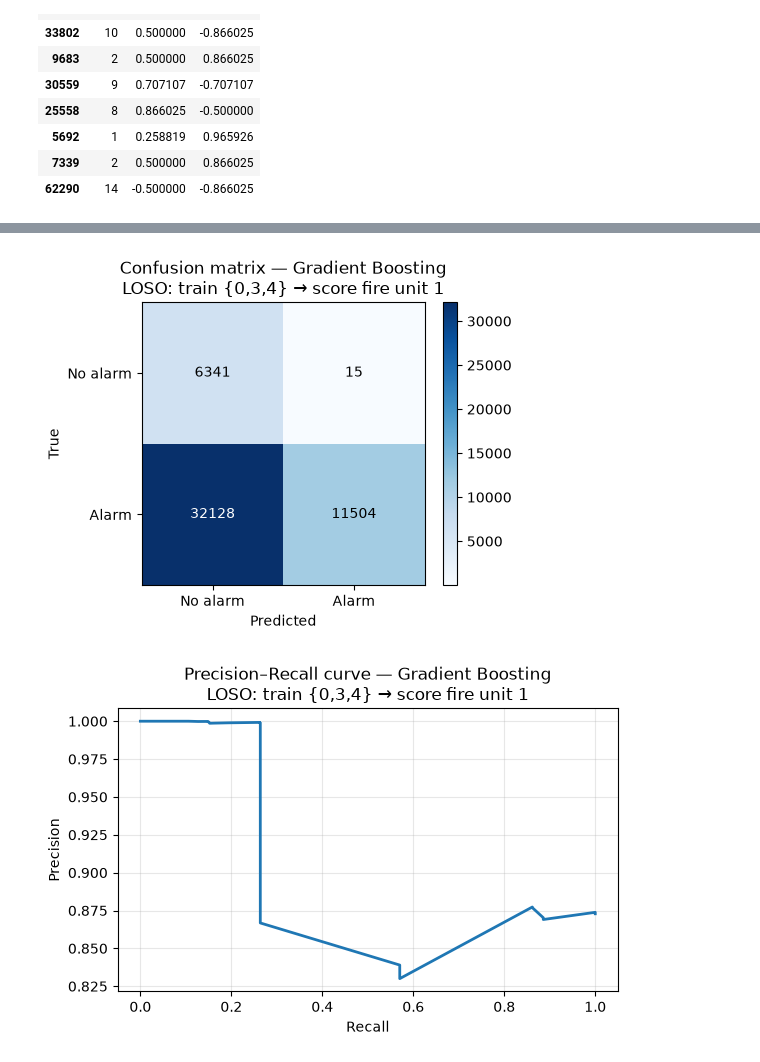
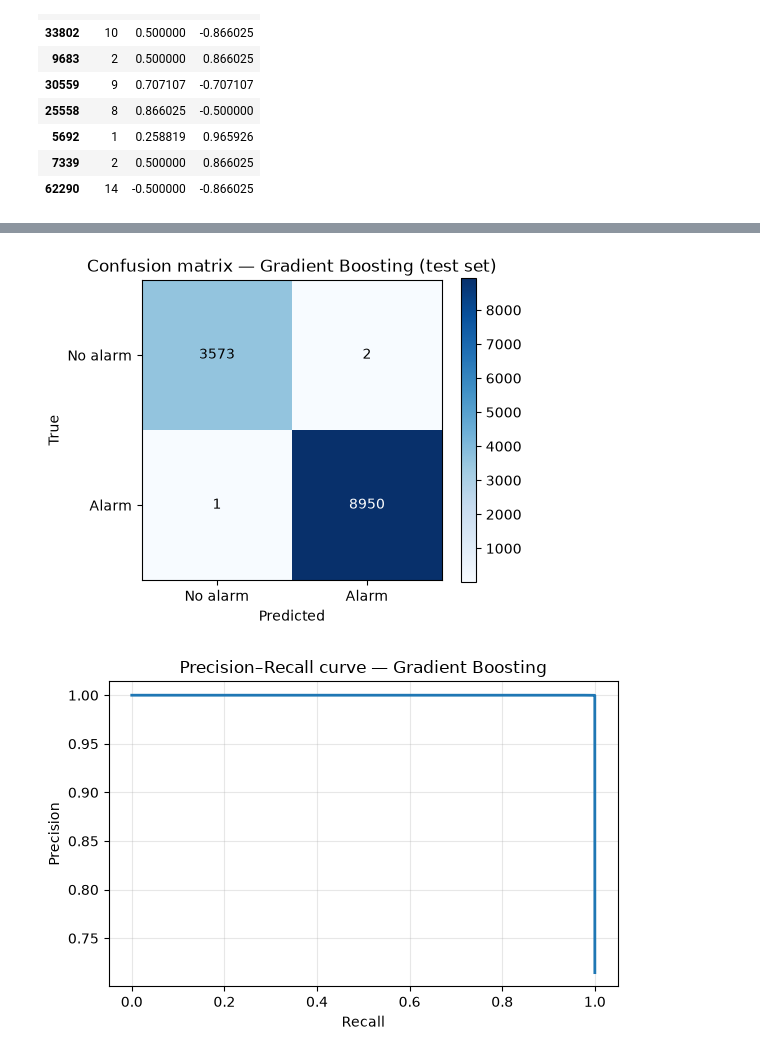
Before and after one commit to Soliman2020/master_capstone_03, a Jupyter notebook: notebooks/modeling.ipynb, the cells around one changed output, grey strips where cells are left out. Cells and saved outputs as stored; diff of their text form; code cells hidden in the pictures.

```diff
--- a/notebooks/modeling.ipynb
+++ b/notebooks/modeling.ipynb
@@ -416,13 +327,10 @@ Pipeline(steps=[('scaler', StandardScaler()),
 # %%
 # --- Model 3: Gradient Boosting ---
-gb = scaled(GradientBoostingClassifier(random_state=RANDOM_STATE))
+gb = GradientBoostingClassifier(
+    random_state=RANDOM_STATE)
 
-gb_cv_scores = cross_val_score(
-    gb, X, y, cv=logo, scoring="f1", groups=groups, n_jobs=-1
-)
-print(f"Gradient Boosting LOSO F1: {gb_cv_scores.mean():.4f} (+/- {gb_cv_scores.std():.4f})")
+gb_cv_scores = cross_val_score(gb, X, y, cv=5, scoring='f1')
+print(f"Gradient Boosting CV F1: {gb_cv_scores.mean():.4f} (+/- {gb_cv_scores.std():.4f})")
 
-# See note on the RF cell: CV clones the estimator, so fit the final model on
-# all sessions for the per-session evaluation below.
-gb.fit(X, y)
+gb.fit(X_train, y_train)
 # %% [output]
@@ -629,42 +449,33 @@ results_df
 # %%
-# Confusion matrix for Gradient Boosting on the held-out fire session (unit 1,
-# the duplicate-fire unit) under LOSO — train on units {0,3,4}, score unit 1.
-# GB is the one supervised model that shows non-trivial cross-session
-# sensitivity (0.26), so it is the most informative single confusion matrix.
-fire_mask = (groups == 1)
-_X_fire = X[fire_mask]
-_y_fire = y[fire_mask]
-_gb_clone = clone(gb).fit(X[~fire_mask], y[~fire_mask])
-_gb_preds = _gb_clone.predict(_X_fire)
-cm = confusion_matrix(_y_fire, _gb_preds, labels=[0, 1])
+# Confusion matrix for the best supervised model (Gradient Boosting).
+cm = confusion_matrix(y_test, preds_gb)
 fig, ax = plt.subplots(figsize=(5, 4))
 im = ax.imshow(cm, cmap="Blues")
 ax.set_xticks([0, 1]); ax.set_yticks([0, 1])
 ax.set_xticklabels(["No alarm", "Alarm"]); ax.set_yticklabels(["No alarm", "Alarm"])
 ax.set_xlabel("Predicted"); ax.set_ylabel("True")
-ax.set_title("Confusion matrix — Gradient Boosting\nLOSO: train {0,3,4} → score fire unit 1")
+ax.set_title("Confusion matrix — Gradient Boosting (test set)")
 for i in range(2):
     for j in range(2):
         ax.text(j, i, cm[i, j], ha="center", va="center",
                 color="white" if cm[i, j] > cm.max() / 2 else "black")
 fig.colorbar(im, ax=ax)
 plt.tight_layout()
 plt.show()
 # %% [output]
-[figure, old version]
+[figure, new version]
 # %%
-# Precision–Recall curve for Gradient Boosting on the same LOSO fire-session
-# fold (train {0,3,4} → score unit 1). Uses the model's probability scores.
-proba = _gb_clone.predict_proba(_X_fire)[:, 1]
-prec, rec, _ = precision_recall_curve(_y_fire, proba)
+# Precision–Recall curve for Gradient Boosting (probability scores).
+proba = gb.predict_proba(X_test)[:, 1]
+prec, rec, _ = precision_recall_curve(y_test, proba)
 fig, ax = plt.subplots(figsize=(6, 4))
 ax.plot(rec, prec, linewidth=2)
 ax.set_xlabel("Recall")
 ax.set_ylabel("Precision")
-ax.set_title("Precision–Recall curve — Gradient Boosting\nLOSO: train {0,3,4} → score fire unit 1")
+ax.set_title("Precision–Recall curve — Gradient Boosting")
 ax.grid(True, alpha=0.3)
 plt.tight_layout()
 plt.show()
 # %% [output]
-[figure, old version]
+[figure, new version]
 # %%
```
Also changed, not shown: parts of 20 cells of this notebook.
